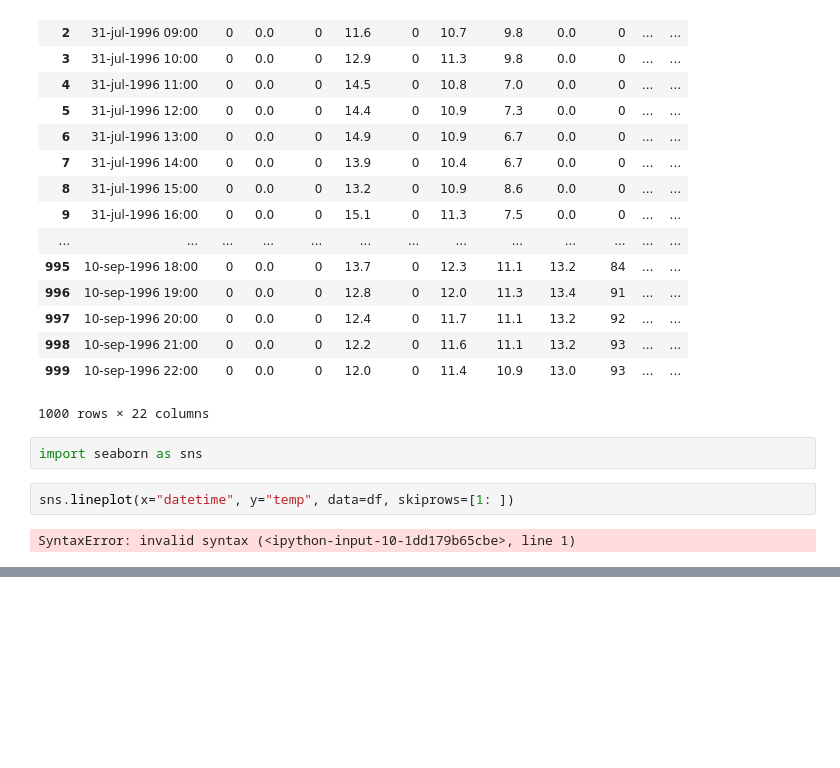
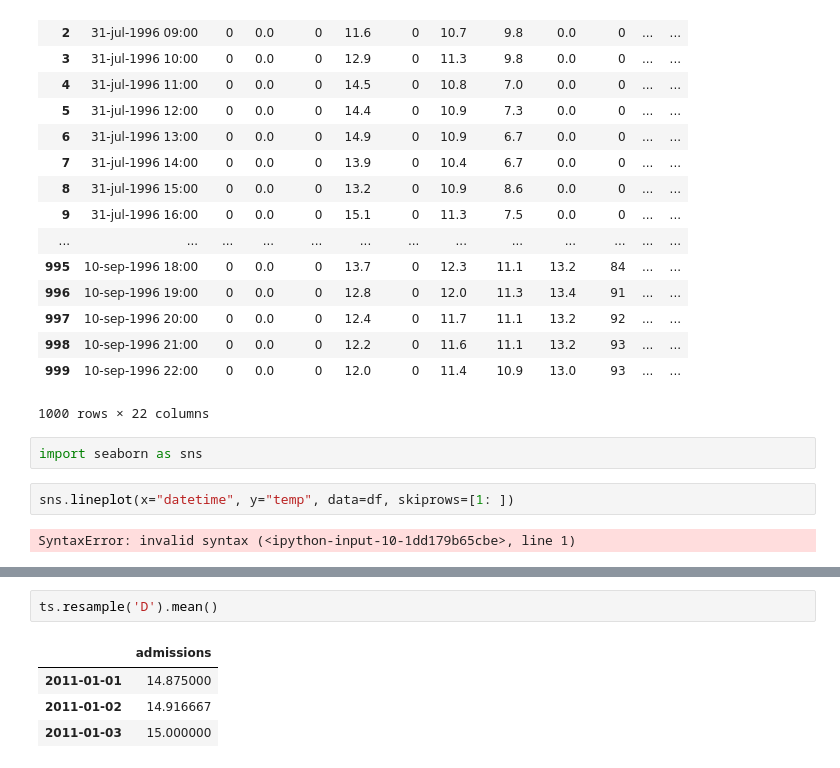
Before and after one commit to Gerrydh/Lecture-Exercies, a Jupyter notebook: datetime.ipynb, the cells around one changed output, grey strips where cells are left out. Drawn from its saved outputs; the diff is of its cells as text; blank space fills up the shorter version.

```diff
--- a/datetime.ipynb
+++ b/datetime.ipynb
@@ -35,0 +102,7 @@ SyntaxError: invalid syntax (<ipython-input-10-1dd179b65cbe>, line 1)
+# %%
+ts.resample('D').mean()
+# %% [output]
+|  | admissions |
+| 2011-01-01 | 14.875000 |
+| 2011-01-02 | 14.916667 |
+| 2011-01-03 | 15.000000 |
```
Also changed, not shown: parts of 10 cells of this notebook.
